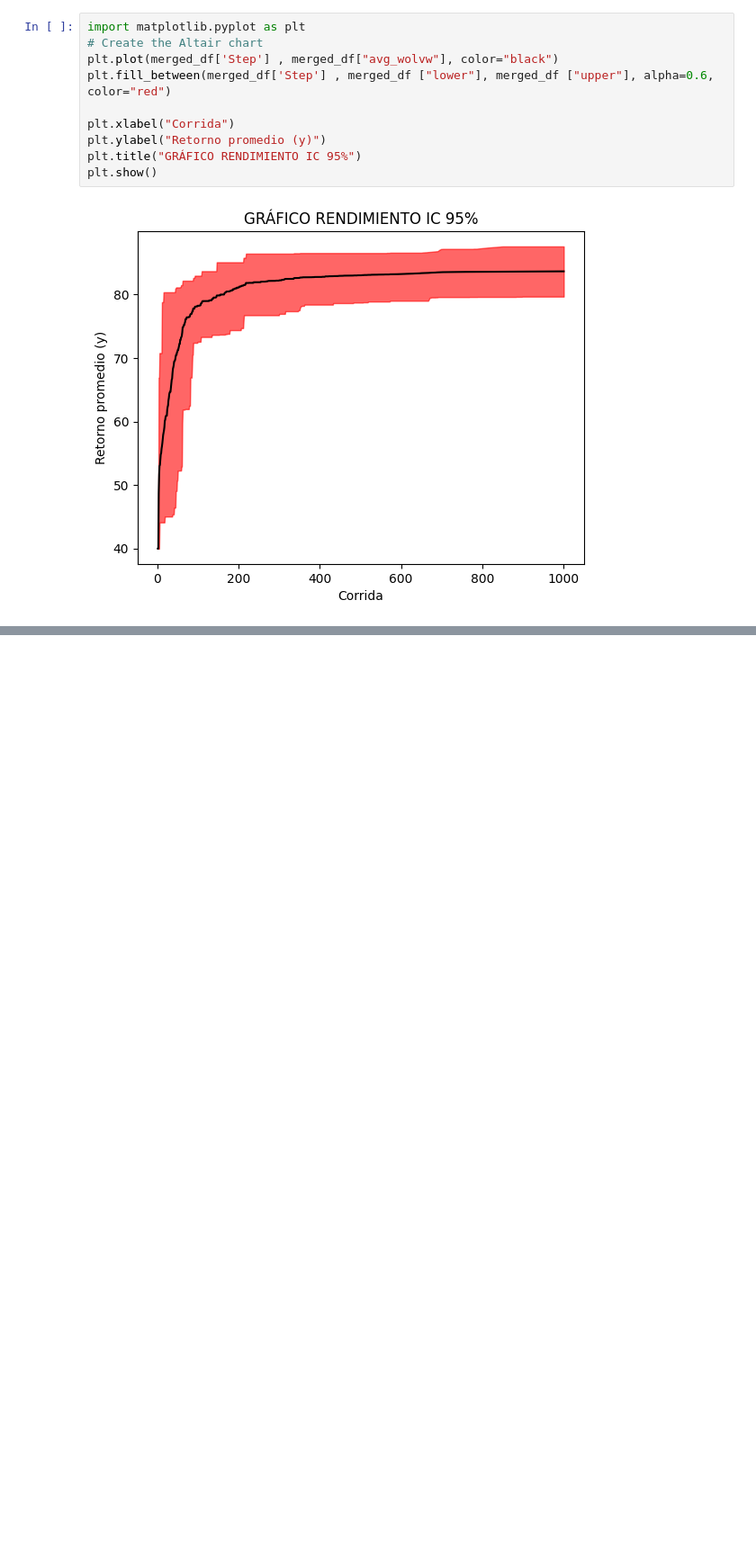
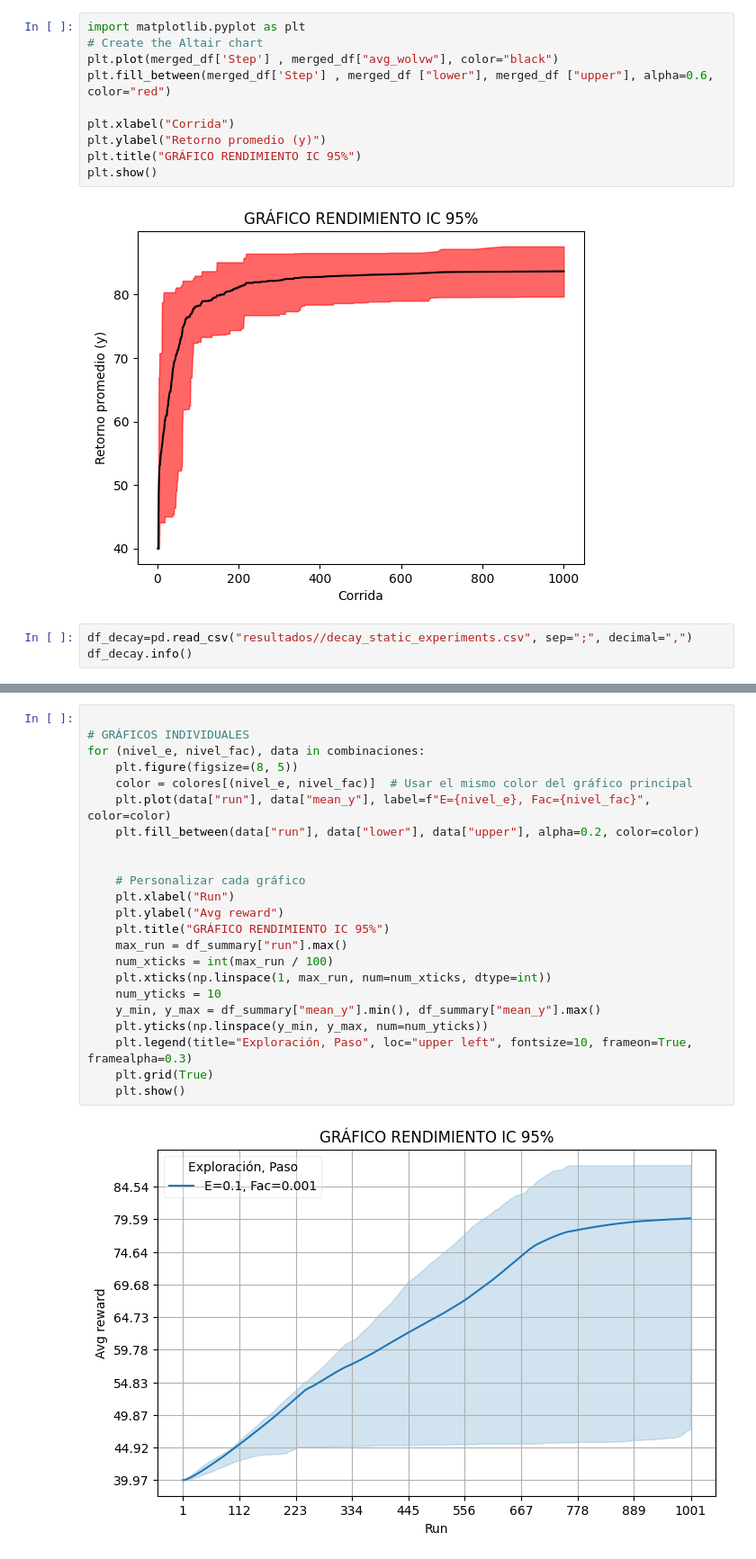
Before and after one commit to juancamiloespana/RL_DS, a Jupyter notebook: Lotka_volterra/decay_analysis.ipynb, the cells around one changed output, grey strips where cells are left out. Shown at 90% size. Drawn from its saved outputs; the diff is of its cells as text; blank space fills up the shorter version.

```diff
--- a/Lotka_volterra/decay_analysis.ipynb
+++ b/Lotka_volterra/decay_analysis.ipynb
@@ -107,3 +95,6 @@ plt.title("GRÁFICO RENDIMIENTO IC 95%")
 plt.show()
 # %% [output]
 [figure]
+# %%
+df_decay=pd.read_csv("resultados//decay_static_experiments.csv", sep=";", decimal=",")
+df_decay.info()
@@ -109,0 +179,25 @@ plt.show()
+# %%
+
+# GRÁFICOS INDIVIDUALES
+for (nivel_e, nivel_fac), data in combinaciones:
+    plt.figure(figsize=(8, 5))
+    color = colores[(nivel_e, nivel_fac)]  # Usar el mismo color del gráfico principal
+    plt.plot(data["run"], data["mean_y"], label=f"E={nivel_e}, Fac={nivel_fac}", color=color)
+    plt.fill_between(data["run"], data["lower"], data["upper"], alpha=0.2, color=color)
+
+
+    # Personalizar cada gráfico
+    plt.xlabel("Run")
+    plt.ylabel("Avg reward")
+    plt.title("GRÁFICO RENDIMIENTO IC 95%")
+    max_run = df_summary["run"].max()
+    num_xticks = int(max_run / 100)
+    plt.xticks(np.linspace(1, max_run, num=num_xticks, dtype=int))
+    num_yticks = 10
+    y_min, y_max = df_summary["mean_y"].min(), df_summary["mean_y"].max()
+    plt.yticks(np.linspace(y_min, y_max, num=num_yticks))
+    plt.legend(title="Exploración, Paso", loc="upper left", fontsize=10, frameon=True, framealpha=0.3)
+    plt.grid(True)
+    plt.show()
+# %% [output]
+[figure, added]
```
Also changed, not shown: parts of 5 cells of this notebook, 12 other files.
